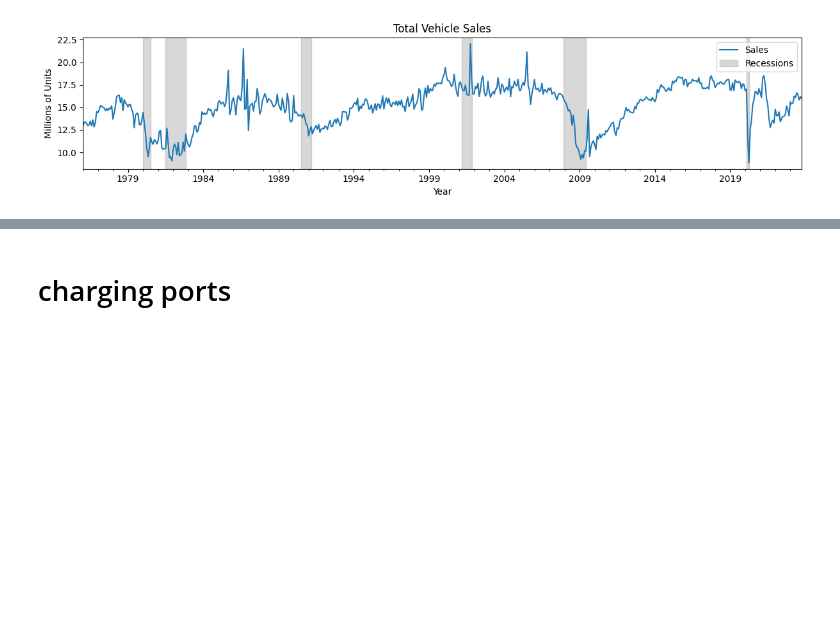
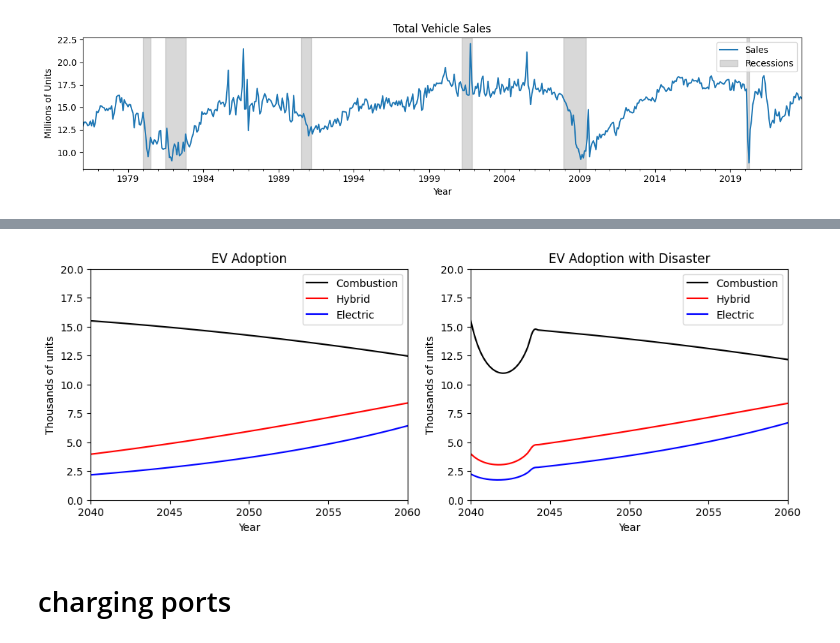
Before and after one commit to binDebug3/EVAdoption, a Jupyter notebook: ev_adoption_final.ipynb, the cells around one changed output, grey strips where cells are left out. Saved outputs shown, nothing was run; the diff lists cells and outputs as text; code cells hidden in the pictures; blank space fills up the shorter version.

```diff
--- a/ev_adoption_final.ipynb
+++ b/ev_adoption_final.ipynb
@@ -201,3 +281,97 @@ plt.show()
+# %%
+fig, (ax1, ax2) = plt.subplots(1,2,figsize=(12,4))
+# original model
+def model(t, cars, ch, he, ec, hc, eh, ce, c, h, e):
+    return np.array([(hc-ch)*cars[0]*cars[1] + (ec-ce)*cars[0]*cars[2] + c*cars[0],
+                     (ch-hc)*cars[0]*cars[1] + (eh-he)*cars[1]*cars[2] + h*cars[1],
+                     (ce-ec)*cars[0]*cars[2] + (he-eh)*cars[1]*cars[2] + e*cars[2]])
+
+# constants
+# Model 1
+ch = 0.0015 # rate from combustion to hybrid
+he = 0.002 # rate from hybrid to electric
+ec = 0.0001 # rate from electric to combustion
+hc = 0.0001 # rate from hybrid to combustion
+eh = 0.0001 # rate from electric to hybrid
+ce = 0.001 # rate from combustion to electric
+
+c = .001 # rate of new combustion
+h = 0.025 # rate of new hybrid
+e = 0.03 # rate of new electric
+
+# initial conditions
+C = 17
+H = 1
+E = .5
+# time points
+t0 = 0
+tf = 50
+
+# solve ODE
+sol = solve_ivp(model, [t0, tf], [C, H, E], args=(ch, he, ec, hc, eh, ce, c, h, e), t_eval=np.linspace(t0, tf, 1000))
+
+
+# plot
+ax1.plot(sol.t + 2010, sol.y[0], label="Combustion", c="k")
+ax1.plot(sol.t + 2010, sol.y[1], label="Hybrid", c="r")
+ax1.plot(sol.t + 2010, sol.y[2], label="Electric", c="b")
+ax1.set_title("EV Adoption")
+ax1.set_xlabel("Year")
+ax1.set_ylabel("Thousands of units")
+ax1.set_xticks([2040, 2045, 2050, 2055, 2060])
+ax1.set_ylim(0,20)
+ax1.set_xlim(30 + 2010,50 + 2010)
+ax1.legend()
+
+# Define the economic_disaster function
+def economic_disaster(t, y, r, L, U, E):
+    return r * y * (1 - (y - L) / (U - L)) * (t - E)
+
+# Define the ed_model incorporating the economic_disaster function
+def ed_model(t, cars, ch, he, ec, hc, eh, ce, c, h, e, r, LC, LH, LE, U, D):
+    if t < 2*D:
+        economic_effect0 = economic_disaster(t, cars[0], r, LC, 0, D)
+        economic_effect1 = economic_disaster(t, cars[1], r, LH, 0, D)
+        economic_effect2 = economic_disaster(t, cars[2], r, LE, 0, D)
+    else:
+        economic_effect0 = 0
+        economic_effect1 = 0
+        economic_effect2 = 0
+    return np.array([(hc-ch)*cars[0]*cars[1] + (ec-ce)*cars[0]*cars[2] + c*cars[0] + economic_effect0,
+                     (ch-hc)*cars[0]*cars[1] + (eh-he)*cars[1]*cars[2] + h*cars[1] + economic_effect1,
+                     (ce-ec)*cars[0]*cars[2] + (he-eh)*cars[1]*cars[2] + e*cars[2] + economic_effect2])
+
+# initialize vasl for economic disaster model
+C = 15.5
+H = 4
+E = 2.25
+r = .1
+L = .5
+LC = C*L
+LH = H*L
+LE = E*L
+U = 0
+D = 2
+
+# Solve the ODE using solve_ivp
+sol = solve_ivp(ed_model, [t0, tf], [C, H, E], args=(ch, he, ec, hc, eh, ce, c, h, e, r, LC, LH, LE, U, D), t_eval=np.linspace(t0, tf, 1000))
+
+# Plot the results
+ax2.plot(sol.t + 2040, sol.y[0], label="Combustion", c="k")
+ax2.plot(sol.t + 2040, sol.y[1], label="Hybrid", c="r")
+ax2.plot(sol.t + 2040, sol.y[2], label="Electric", c="b")
+ax2.set_xlabel('Year')
+ax2.set_ylabel('Thousands of units')
+ax2.set_title('EV Adoption with Disaster')
+ax2.set_ylim(0,20)
+ax2.set_xticks((sol.t + 2040).astype(int)[::100])
+ax2.set_xlim(0 + 2040,20 + 2040)
+ax2.legend()
+
+plt.savefig('EV_adoption_disaster', bbox_inches='tight', dpi=200)
+plt.show()
+# %% [output]
+[figure, added]
 # %% [markdown]
 # charging ports
 # %% [markdown]
```
Also changed, not shown: parts of 1 cell of this notebook.
